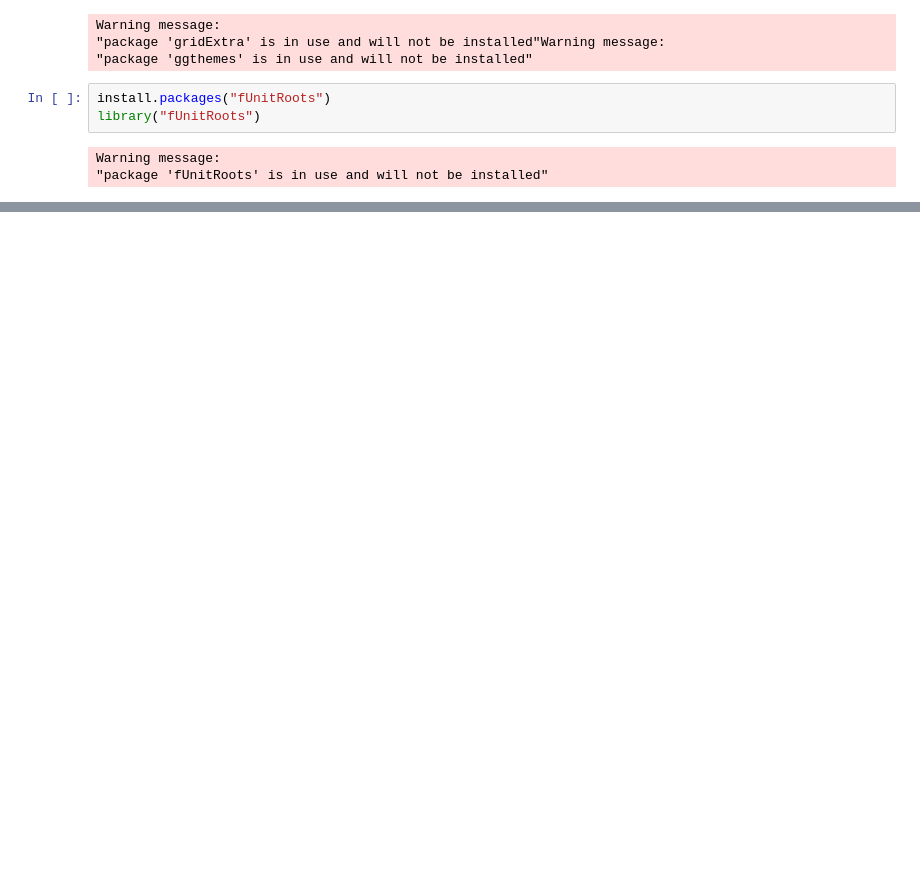
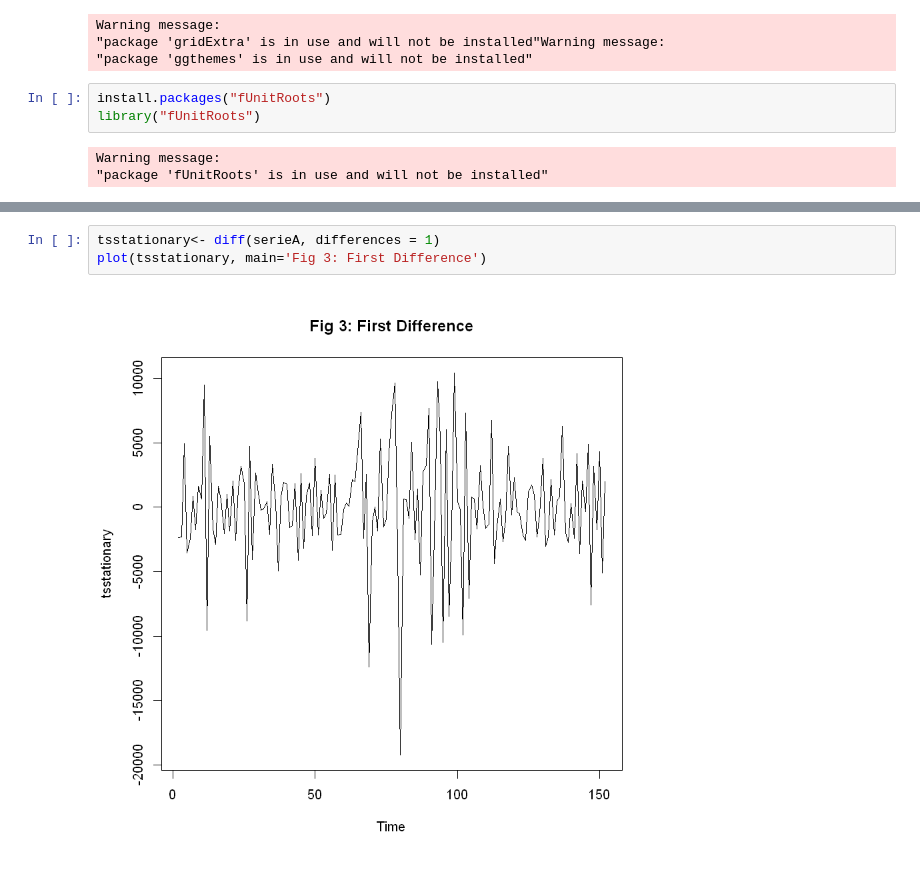
Before and after one commit to jcastanonv/Statistical-Thinking-UCSP, a Jupyter notebook: Consumption TS.ipynb, the cells around one changed output, grey strips where cells are left out. Saved outputs shown, nothing was run; the diff lists cells and outputs as text; blank space fills up the shorter version.

```diff
--- a/Consumption TS.ipynb
+++ b/Consumption TS.ipynb
@@ -96,0 +118,5 @@ cols(
+# %%
+tsstationary<- diff(serieA, differences = 1)
+plot(tsstationary, main='Fig 3: First Difference')
+# %% [output]
+[figure, added]
```
Also changed, not shown: parts of 22 cells of this notebook.
